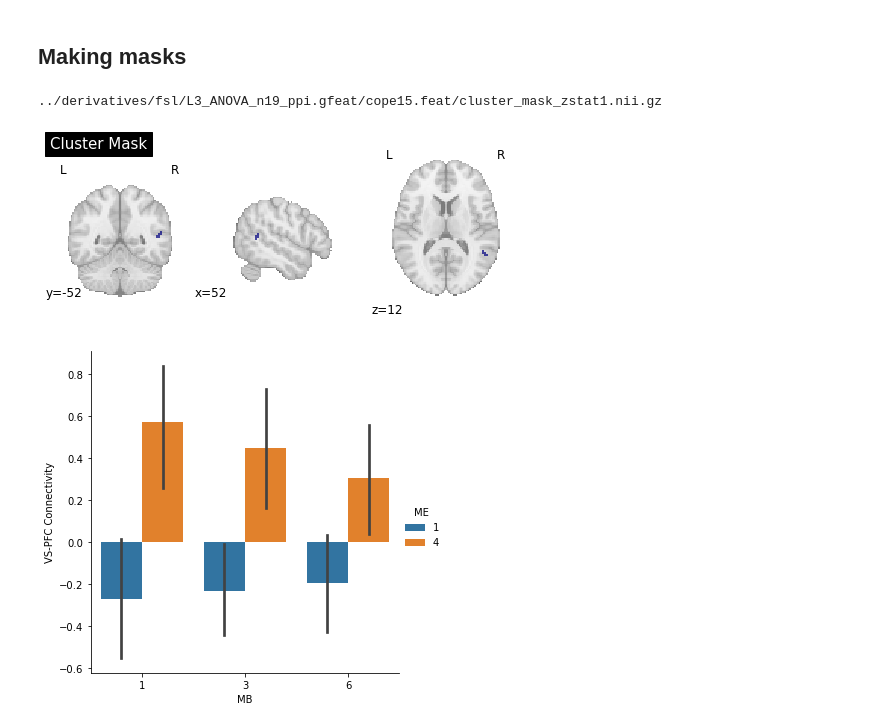
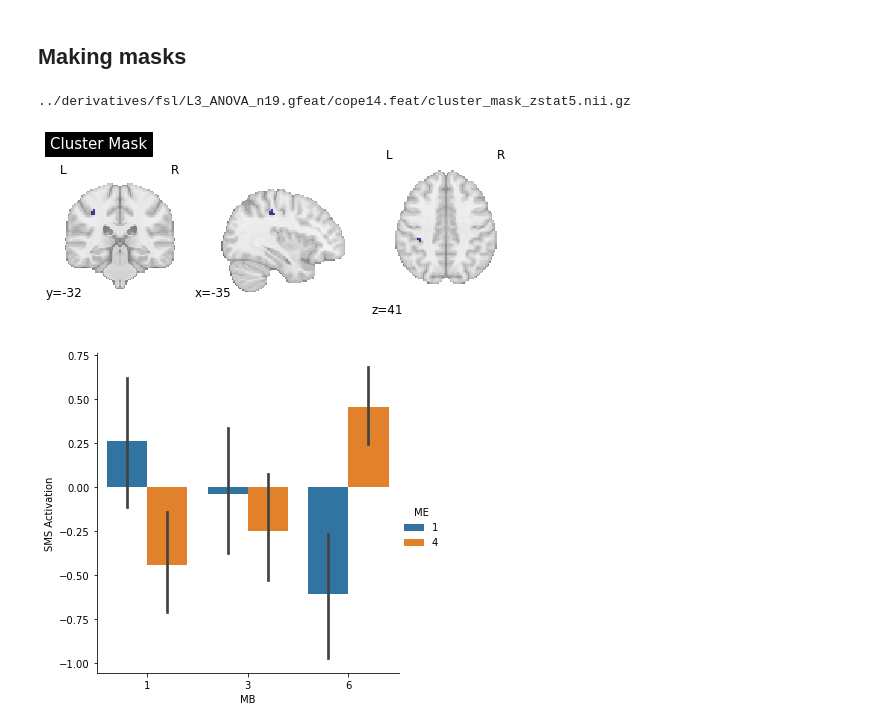
Before and after one commit to DVS-Lab/rf1-sequence-pilot, a Jupyter notebook: code/Compute_TSNR.ipynb, the cells around one changed output. Saved outputs shown, nothing was run; the diff lists cells and outputs as text; code cells hidden in the pictures.

Commit message:
figures for activation

```diff
--- a/code/Compute_TSNR.ipynb
+++ b/code/Compute_TSNR.ipynb
@@ -409,7 +409,7 @@ g.savefig('Rew-zstat.pdf')
 ## Making masks
 # %%
 from natsort import natsorted
-sigfiles=[['_ppi','cope15.feat','zstat1']]
+sigfiles=[['','cope14.feat','zstat5']]
 
 mask_file='../derivatives/fsl/L3_ANOVA_n19%s.gfeat/%s/cluster_mask_%s.nii.gz'%(
     sigfiles[0][0],sigfiles[0][1],sigfiles[0][2])
@@ -419,12 +419,12 @@ sig_mask=NiftiMasker(mask_img=mask_file)
 plotting.plot_roi(sig_mask.mask_img,title="Cluster Mask", draw_cross=False)
 plt.show()
 # %% [output]
-../derivatives/fsl/L3_ANOVA_n19_ppi.gfeat/cope15.feat/cluster_mask_zstat1.nii.gz
+../derivatives/fsl/L3_ANOVA_n19.gfeat/cope14.feat/cluster_mask_zstat5.nii.gz
-[figure, old version]
+[figure, new version]
 # %%
 f_list = [os.path.join(root,f) for root,dirs,files in os.walk(
     '../derivatives/fsl/') for f in files if ('zstat' in f) & f.endswith('.nii.gz') ]
-f_list=[f for f in f_list if ('stats/zstat' in f) & ('L1_task' in f) &('denoise-none' in f)&('type-ppi' in f)]
+f_list=[f for f in f_list if ('stats/zstat' in f) & ('L1_task' in f) &('denoise-none' in f)&('type-act' in f)]
 #display(f_list)
 # %%
 data=[]
@@ -437,7 +437,7 @@ good_subs=['10017','10024','10035','10043',
           '10186','10188','10221']
 for img in f_list:
     zstat=int(re.search('zstat(.*).nii.gz',img).group(1))
-    if zstat in[15]:
+    if zstat in[14]:
         me=int(re.search('_acq-mb[0-7]me(.*?)_',img).group(1))
         mb=int(re.search('_acq-mb(.*?)me',img).group(1))
         sub=re.search('fsl/sub-(.*?)/L1',img).group(1)
@@ -455,9 +455,9 @@ for img in f_list:
 
             data.append([sub,mb,me,zstat,denoise,np.mean(x.flatten())])
 # %%
-df=pd.DataFrame(data=data,columns=['sub','MB','ME','contrast','denoise','VS-PFC Connectivity'])
+df=pd.DataFrame(data=data,columns=['sub','MB','ME','contrast','denoise','SMS Activation'])
 df['ME+denoise']=df['ME'].astype(str)+'_'+df['denoise']
-g=sns.catplot(x='MB',y='VS-PFC Connectivity',hue='ME',kind='bar',data=df,ci=95)
-g.savefig('PPI_seed-VS_target-STG_contrast-Rew-Neu.pdf')
+g=sns.catplot(x='MB',y='SMS Activation',hue='ME',kind='bar',data=df,ci=95)
+g.savefig('Activation_target-SMS_contrast-RewPun-Neu.pdf')
 # %% [output]
-[figure, old version]
+[figure, new version]
```
Also changed, not shown: 1 other file.
